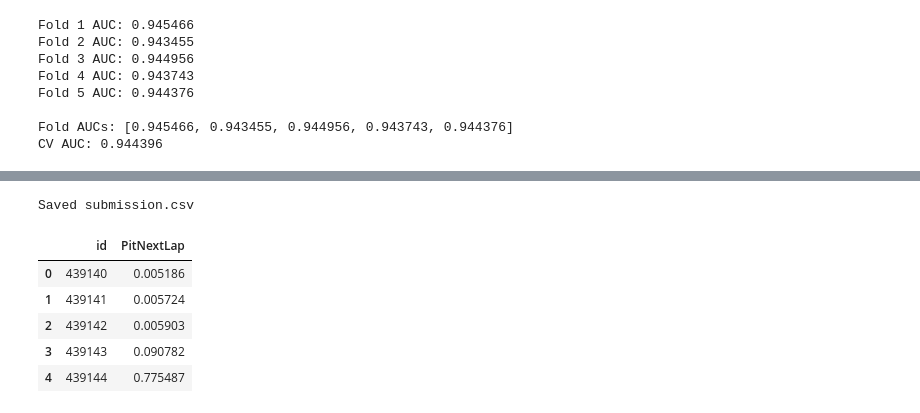
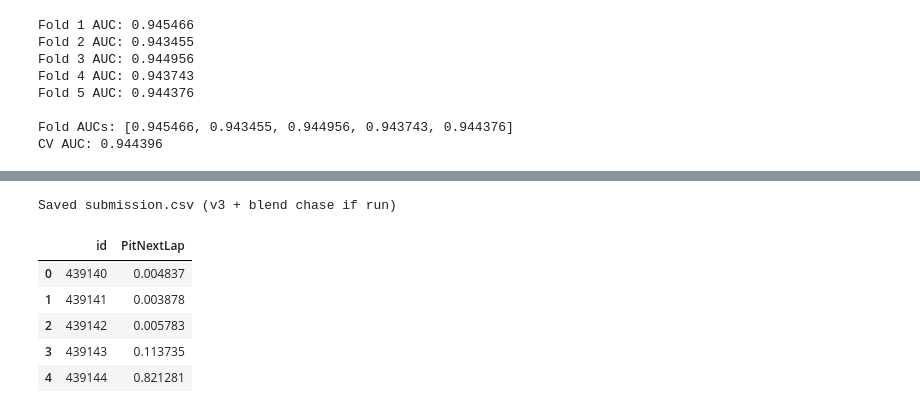
Before and after one commit to oivler/kaggle-f1-pit-stops, a Jupyter notebook: model.ipynb, the cells around one changed output, grey strips where cells are left out. Drawn from its saved outputs; the diff is of its cells as text; code cells hidden in the pictures.

```diff
--- a/model.ipynb
+++ b/model.ipynb
@@ -605,16 +721,21 @@ CV AUC: 0.944396
 # %%
+try:
+    _pred = test_pred_submit
+except NameError:
+    _pred = test_pred_v3
+
 submission = pd.DataFrame({
     'id': test['id'],
-    'PitNextLap': test_pred_v3
+    'PitNextLap': _pred,
 })
 submission.to_csv('submission.csv', index=False)
-print('Saved submission.csv')
+print('Saved submission.csv (v3 + blend chase if run)')
 display(submission.head())
 # %% [output]
-Saved submission.csv
+Saved submission.csv (v3 + blend chase if run)
 |  | id | PitNextLap |
-| 0 | 439140 | 0.005186 |
-| 1 | 439141 | 0.005724 |
-| 2 | 439142 | 0.005903 |
-| 3 | 439143 | 0.090782 |
-| 4 | 439144 | 0.775487 |
+| 0 | 439140 | 0.004837 |
+| 1 | 439141 | 0.003878 |
+| 2 | 439142 | 0.005783 |
+| 3 | 439143 | 0.113735 |
+| 4 | 439144 | 0.821281 |
```
Also changed, not shown: parts of 3 cells of this notebook.
